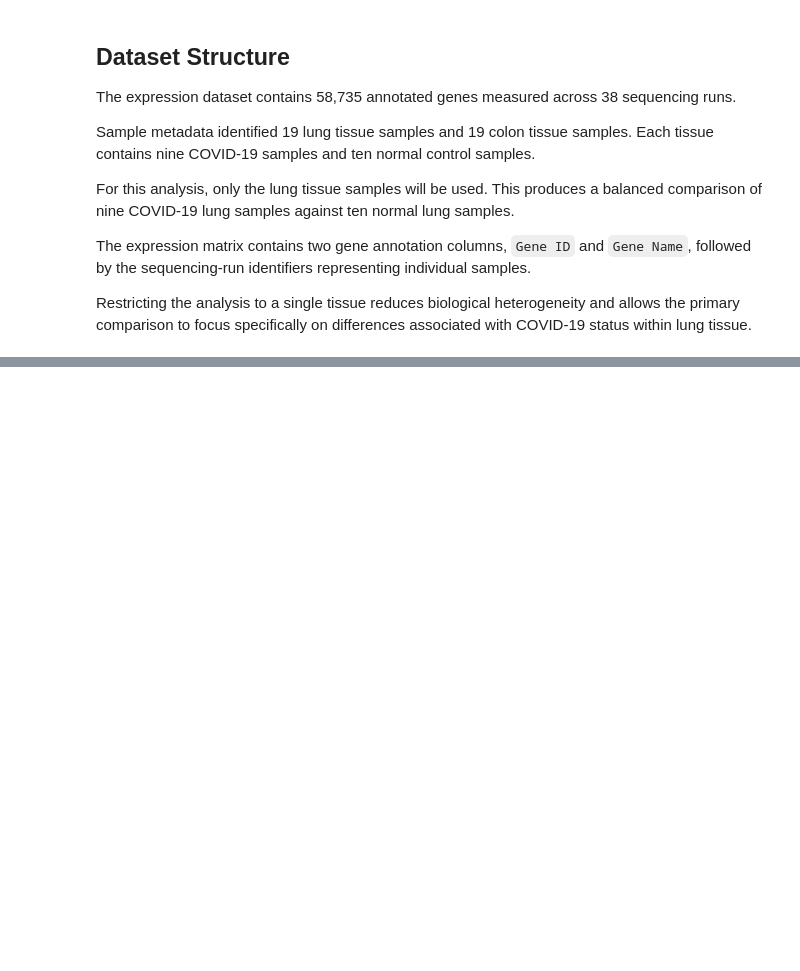
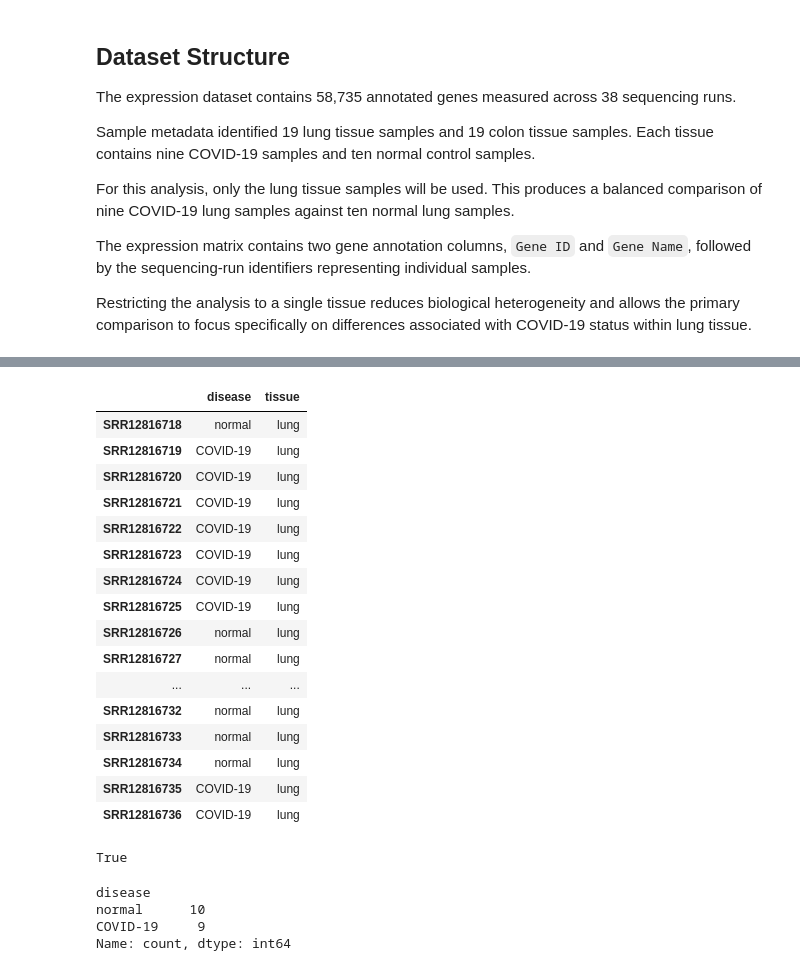
Before and after one commit to shaunagbaje/projects, a Jupyter notebook: 03_covid_gene_expression/gene_expression_analysis.ipynb, the cells around one changed output, grey strips where cells are left out. Drawn from its saved outputs; the diff is of its cells as text; code cells hidden in the pictures; blank space fills up the shorter version.

```diff
--- a/03_covid_gene_expression/gene_expression_analysis.ipynb
+++ b/03_covid_gene_expression/gene_expression_analysis.ipynb
@@ -439,0 +651,40 @@ Restricting the analysis to a single tissue reduces biological heterogeneity and
+# %%
+# Align metadata to the expression matrix
+lung_metadata_aligned = (
+    lung_metadata
+    .set_index("run")
+    .loc[log_cpm.columns]
+    .copy()
+)
+
+lung_metadata_aligned
+# %% [output]
+|  | disease | tissue |
+| SRR12816718 | normal | lung |
+| SRR12816719 | COVID-19 | lung |
+| SRR12816720 | COVID-19 | lung |
+| SRR12816721 | COVID-19 | lung |
+| SRR12816722 | COVID-19 | lung |
+| SRR12816723 | COVID-19 | lung |
+| SRR12816724 | COVID-19 | lung |
+| SRR12816725 | COVID-19 | lung |
+| SRR12816726 | normal | lung |
+| SRR12816727 | normal | lung |
+| ... | ... | ... |
+| SRR12816732 | normal | lung |
+| SRR12816733 | normal | lung |
+| SRR12816734 | normal | lung |
+| SRR12816735 | COVID-19 | lung |
+| SRR12816736 | COVID-19 | lung |
+# %%
+# Confirm exact sample alignment
+list(log_cpm.columns) == list(lung_metadata_aligned.index)
+# %% [output]
+True
+# %%
+lung_metadata_aligned["disease"].value_counts()
+# %% [output]
+disease
+normal      10
+COVID-19     9
+Name: count, dtype: int64
```
Also changed, not shown: parts of 17 cells of this notebook.
